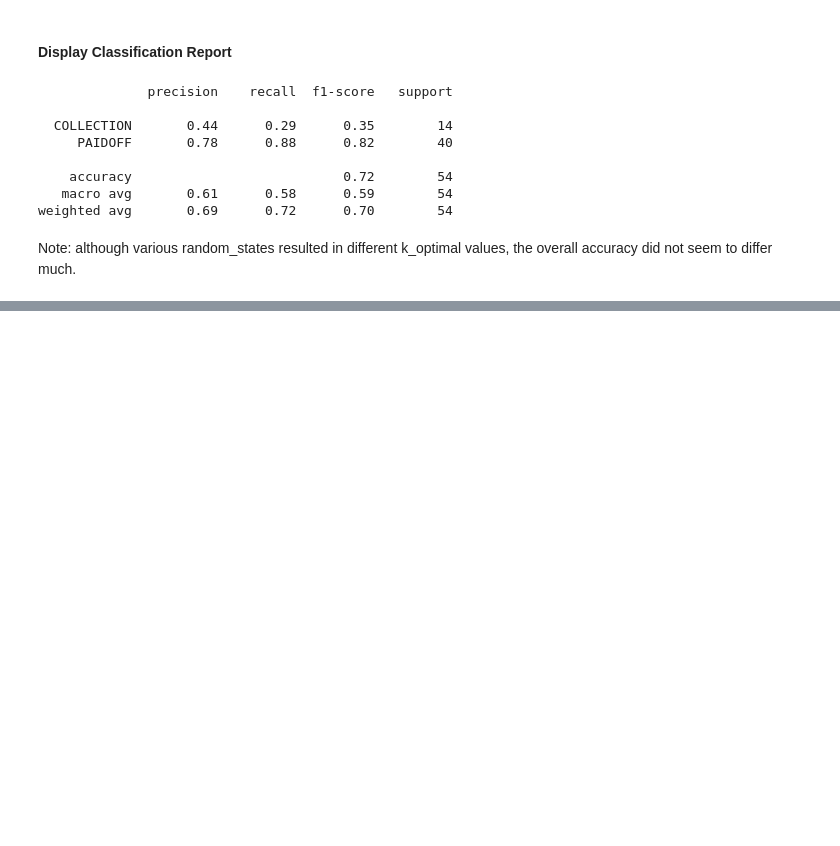
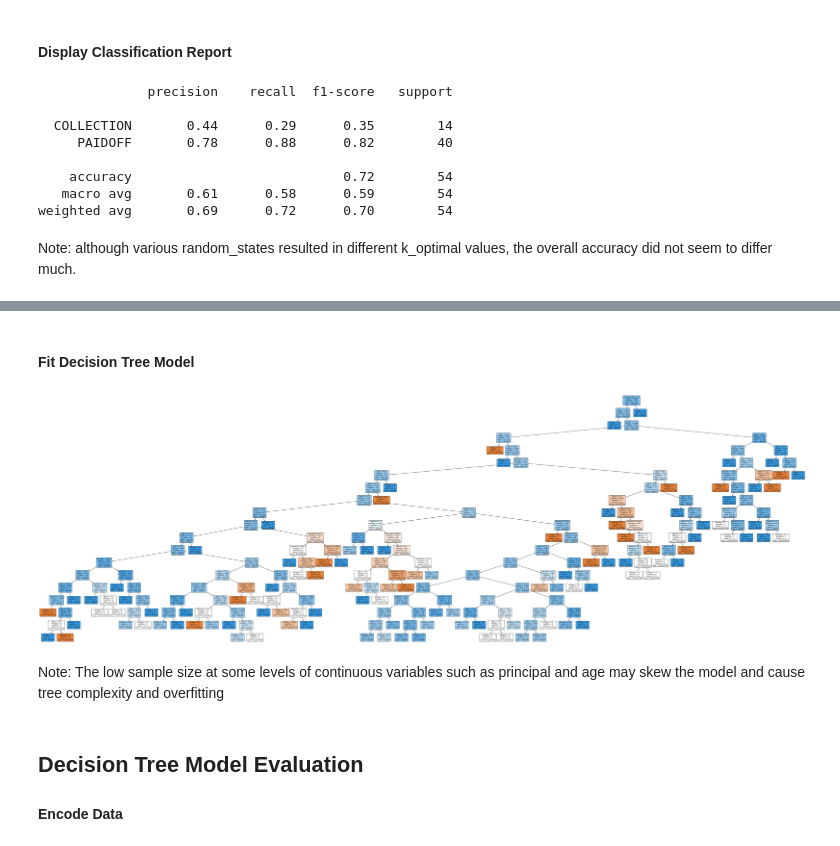
Before and after one commit to demic312/LoanDataProject, a Jupyter notebook: LoanData.ipynb, the cells around one changed output, grey strips where cells are left out. Cells and saved outputs as stored; diff of their text form; code cells hidden in the pictures; blank space fills up the shorter version.

```diff
--- a/LoanData.ipynb
+++ b/LoanData.ipynb
@@ -339,0 +403,13 @@ Note: although various random_states resulted in different k_optimal values, the
+# %%
+tree_features_df = tree_df[['principal', 'terms', 'eff_mid_week', 'age', 'gender', 'education']]
+tree_features_df.set_axis(['principal', 'terms', 'eff_mid_week', 'age', 'gender', 'education'], axis = 1, inplace = True)
+
+tree_target = tree_df['loan_status']
+tree_target_df = pd.DataFrame(tree_target)
+tree_target_df.set_axis(['loan_status'], axis = 1, inplace = True)
+
+print("Features:")
+display(tree_features_df.head())
+print()
+print("Target:")
+display(tree_target_df.head())
@@ -339,0 +431,17 @@ Note: although various random_states resulted in different k_optimal values, the
+# %% [markdown]
+#### Fit Decision Tree Model
+# %%
+tree_model = DecisionTreeClassifier(criterion = 'entropy')
+tree_model.fit(tree_features_df, tree_target_df)
+
+fig, ax = plt.subplots(nrows = 1, ncols = 1, figsize = (75, 25), dpi = 100)
+
+tree.plot_tree(tree_model, feature_names = tree_features_df.columns, class_names = tree_model.classes_, filled = True, rounded = True)
+plt.show()
+# %% [output]
+[figure, added]
+# %% [markdown]
+Note: The low sample size at some levels of continuous variables such as principal and age may skew the model and cause tree complexity and overfitting
+# %% [markdown]
+## Decision Tree Model Evaluation
+#### Encode Data
```
Also changed, not shown: parts of 30 cells of this notebook.
